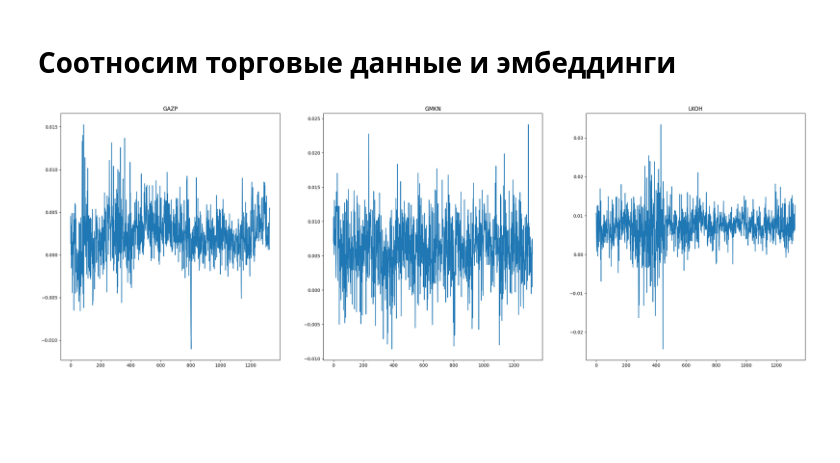
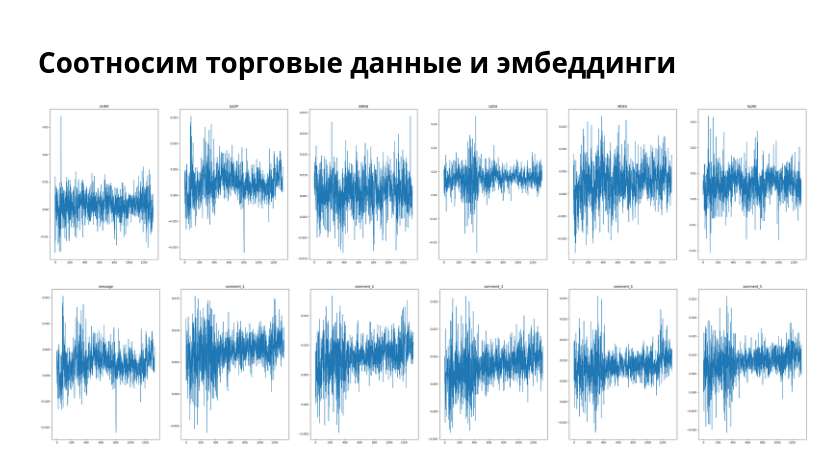
Before and after one commit to BorisenkoGeorgy/Stock_forecast_with_investors_sentiment, a Jupyter notebook: notebooks/preprocessing.ipynb, the cells around one changed output. Saved outputs shown, nothing was run; the diff lists cells and outputs as text; code cells hidden in the pictures; blank space fills up the shorter version.

Commit message:
preprocessing for comments

```diff
--- a/notebooks/preprocessing.ipynb
+++ b/notebooks/preprocessing.ipynb
@@ -318,12 +319,24 @@ get_final_dataset('giga')
 # %%
 naming = 'giga'
 i = 200
-comps = companies[1:4]
-fig, axs = plt.subplots(1, len(comps), figsize=(30,10))
+comps = companies[:6]
+fig, axs = plt.subplots(1, len(comps), figsize=(50,10))
 for ax, comp in zip(axs.ravel(), comps):
-    df = pl.read_parquet(f'../data/final/{naming}/{comp}.parquet')
+    df = pl.read_parquet(f'../data/final/{naming}/message_{comp}.parquet')
     ax.plot(df[f'column_{i}'])
     ax.set_title(comp)
 plt.show()
 # %% [output]
-[figure, old version]
+[figure, new version]
+# %%
+naming = 'giga'
+i = 200
+commment_types = ['message', *[f'comment_{i}' for i in range(1, 6)]]
+fig, axs = plt.subplots(1, len(comps), figsize=(50,10))
+for ax, commment_type in zip(axs.ravel(), commment_types):
+    df = pl.read_parquet(f'../data/final/{naming}/{commment_type}_GAZP.parquet')
+    ax.plot(df[f'column_{i}'])
+    ax.set_title(commment_type)
+plt.show()
+# %% [output]
+[figure, added]
```
Also changed, not shown: parts of 2 cells of this notebook.
